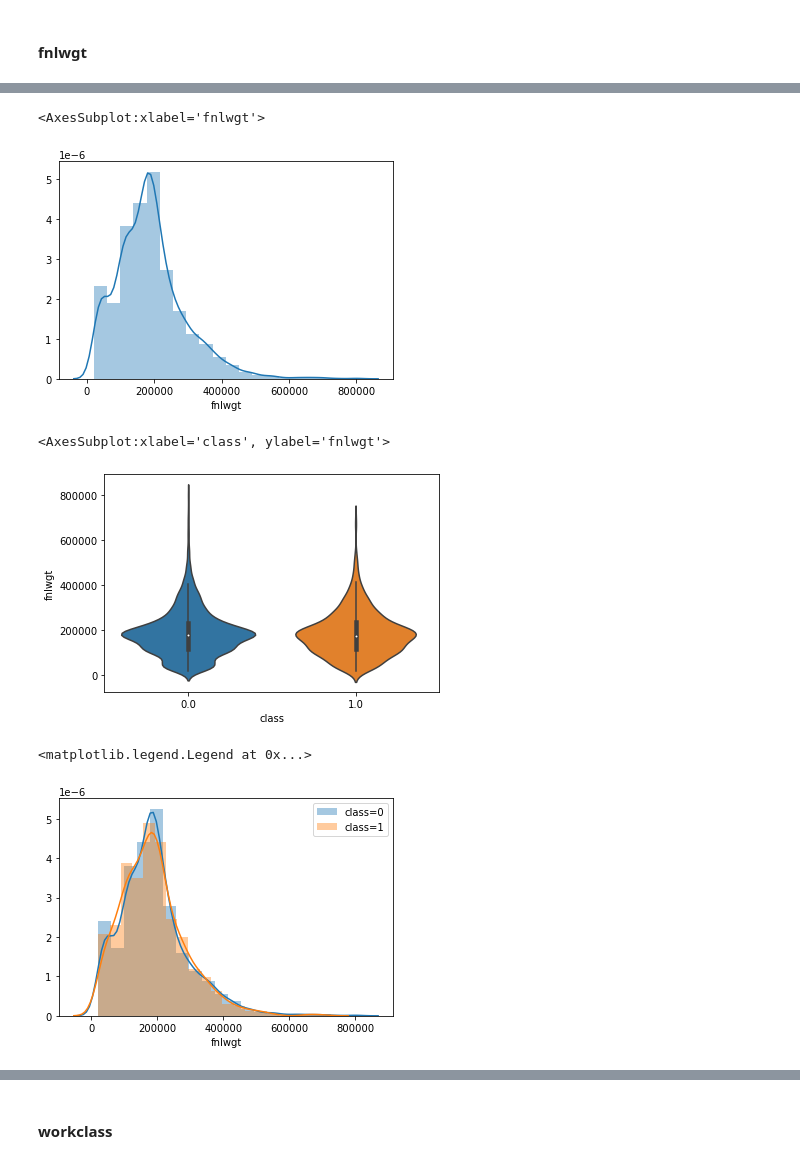
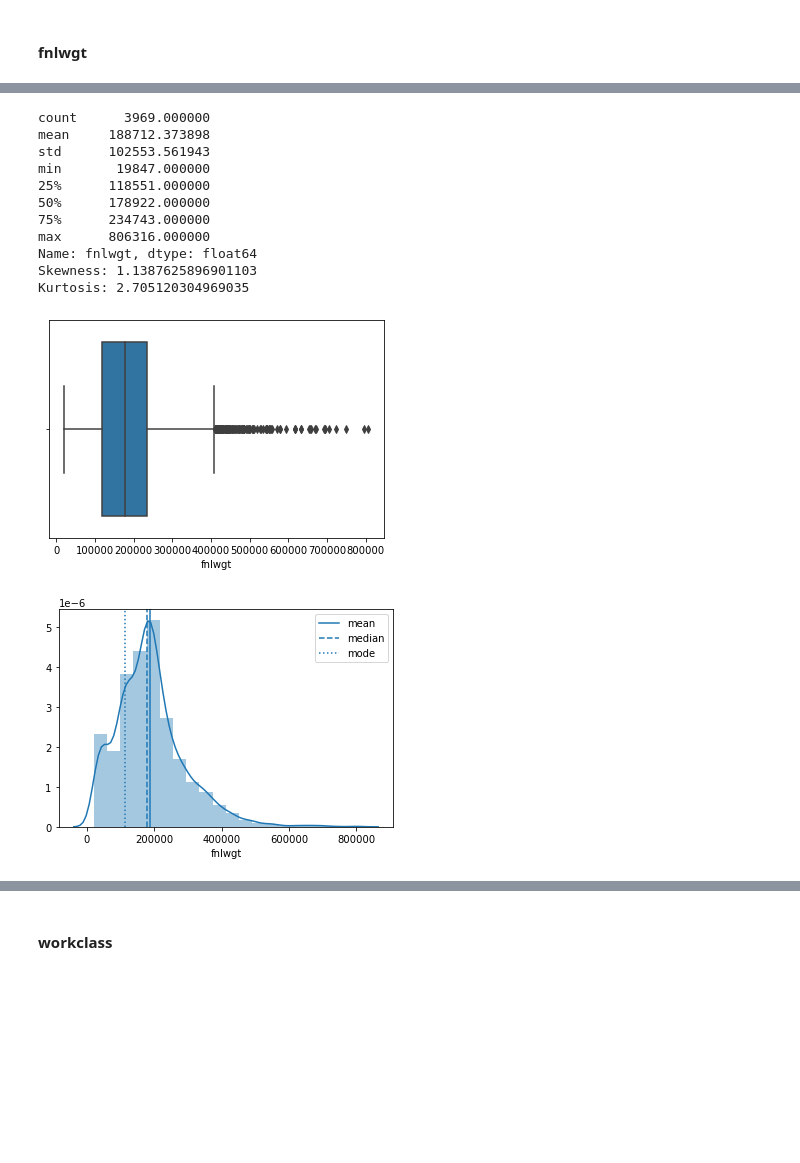
Before and after one commit to MakoHnat/IAU, a Jupyter notebook: Analyza_Marcel.ipynb, the cells around one changed output, grey strips where cells are left out. Cells and saved outputs as stored; diff of their text form; code cells hidden in the pictures; blank space fills up the shorter version.

```diff
--- a/Analyza_Marcel.ipynb
+++ b/Analyza_Marcel.ipynb
@@ -532,17 +524,16 @@ sns.boxplot(data=data, x="fnlwgt")
-# %%
-sns.distplot(data["fnlwgt"], bins=20)
-# %% [output]
-<AxesSubplot:xlabel='fnlwgt'>
-[figure, removed]
-# %%
-sns.violinplot(data=data, y="fnlwgt", x="class")
-# %% [output]
-<AxesSubplot:xlabel='class', ylabel='fnlwgt'>
-[figure, removed]
-# %%
-sns.distplot(data[data["class"] == 0]["fnlwgt"], bins=20, label="class=0")
-sns.distplot(data[data["class"] == 1]["fnlwgt"], bins=20, label="class=1")
-plt.legend()
-# %% [output]
-<matplotlib.legend.Legend at 0x...>
-[figure, removed]
+# %%
+univariate_num(data, "fnlwgt")
+# %% [output]
+count      3969.000000
+mean     188712.373898
+std      102553.561943
+min       19847.000000
+25%      118551.000000
+50%      178922.000000
+75%      234743.000000
+max      806316.000000
+Name: fnlwgt, dtype: float64
+Skewness: 1.1387625896901103
+Kurtosis: 2.705120304969035
+[figure, added]
+[figure, added]
```
Also changed, not shown: parts of 86 cells of this notebook, 1 other file.
